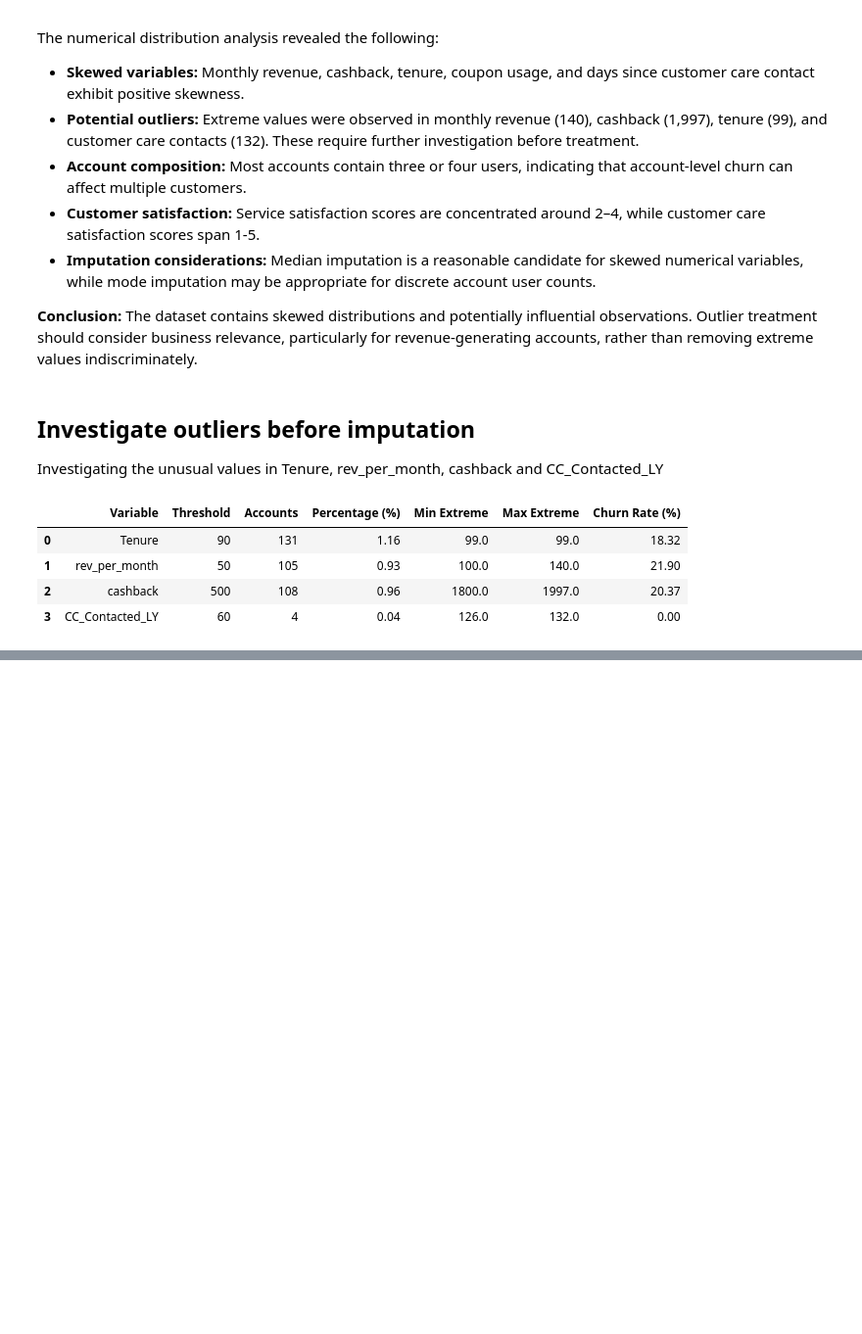
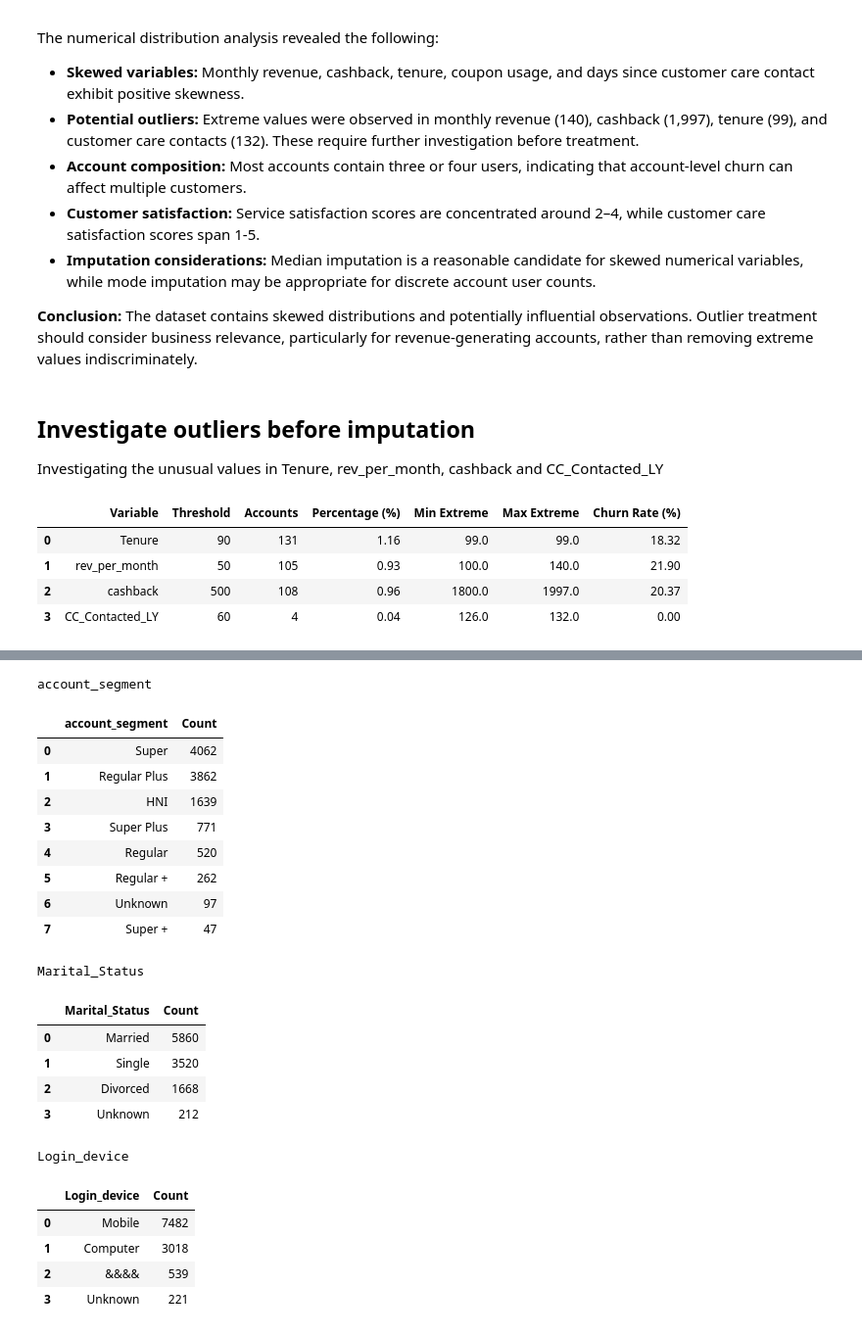
Before and after one commit to timayabi2020/churn-prediction-mlops, a Jupyter notebook: notebooks/churn_prediction.ipynb, the cells around one changed output, grey strips where cells are left out. Shown at 98% size. Drawn from its saved outputs; the diff is of its cells as text; code cells hidden in the pictures; blank space fills up the shorter version.

```diff
--- a/notebooks/churn_prediction.ipynb
+++ b/notebooks/churn_prediction.ipynb
@@ -352,0 +507,13 @@ display(outlier_summary)
+# %%
+categorical_columns = [
+    "Gender",
+    "Payment",
+    "account_segment",
+    "Marital_Status",
+    "Login_device"
+]
+
+for col in categorical_columns:
+    print(f"\n{'=' * 40}")
+    print(f"{col}")
+    print(df_eda[col].value_counts(dropna=False))
@@ -352,0 +554,42 @@ display(outlier_summary)
+# %%
+# Inspect categorical values in a readable format
+columns_to_check = [
+    "account_segment",
+    "Marital_Status",
+    "Login_device"
+]
+
+for col in columns_to_check:
+    summary = (
+        df_eda[col]
+        .value_counts(dropna=False)
+        .reset_index()
+    )
+
+    summary.columns = [col, "Count"]
+
+    print(f"\n{col}")
+    display(summary)
+# %% [output]
+account_segment
+|  | account_segment | Count |
+| 0 | Super | 4062 |
+| 1 | Regular Plus | 3862 |
+| 2 | HNI | 1639 |
+| 3 | Super Plus | 771 |
+| 4 | Regular | 520 |
+| 5 | Regular + | 262 |
+| 6 | Unknown | 97 |
+| 7 | Super + | 47 |
+Marital_Status
+|  | Marital_Status | Count |
+| 0 | Married | 5860 |
+| 1 | Single | 3520 |
+| 2 | Divorced | 1668 |
+| 3 | Unknown | 212 |
+Login_device
+|  | Login_device | Count |
+| 0 | Mobile | 7482 |
+| 1 | Computer | 3018 |
+| 2 | &&&& | 539 |
+| 3 | Unknown | 221 |
```
Also changed, not shown: parts of 13 cells of this notebook.
